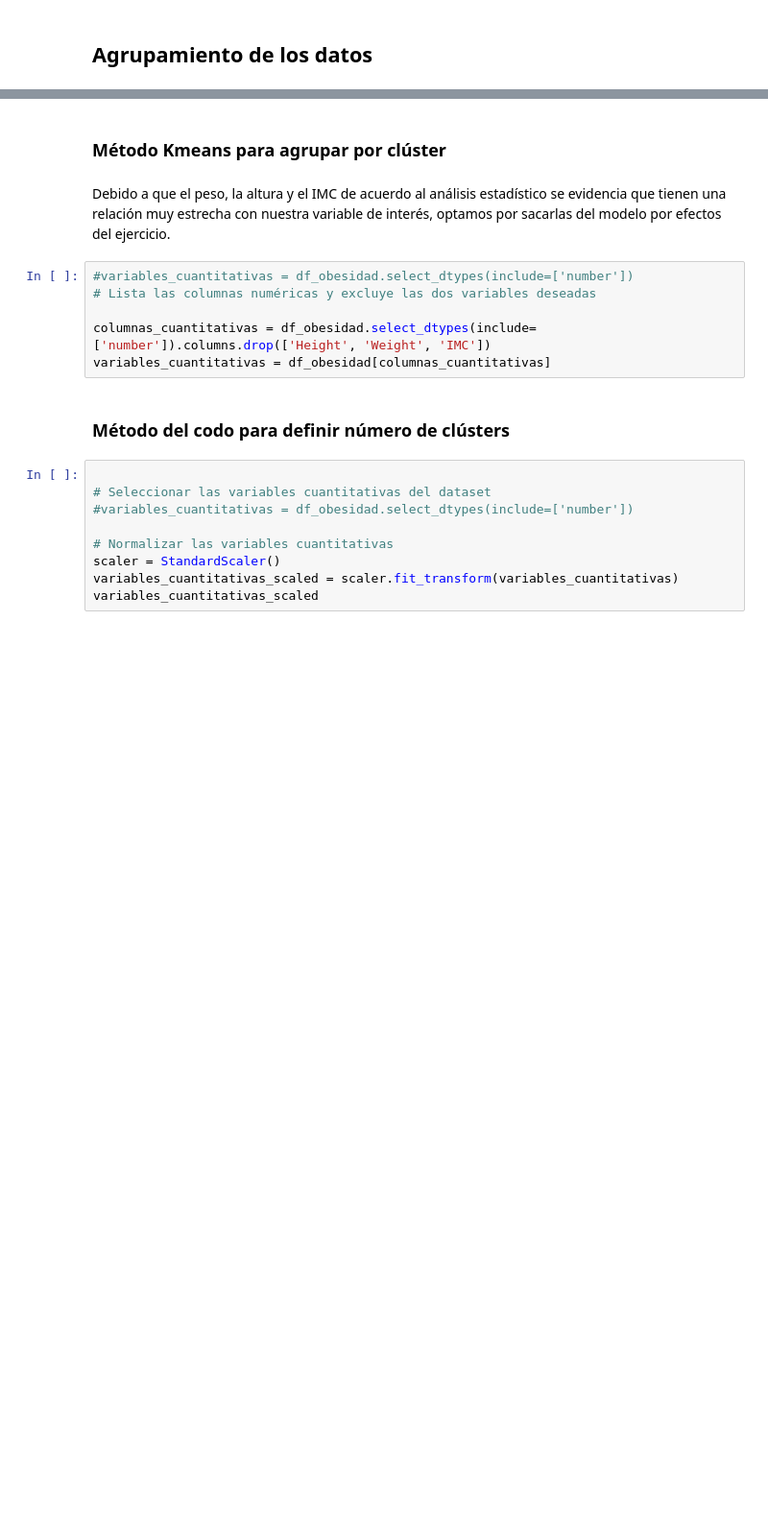
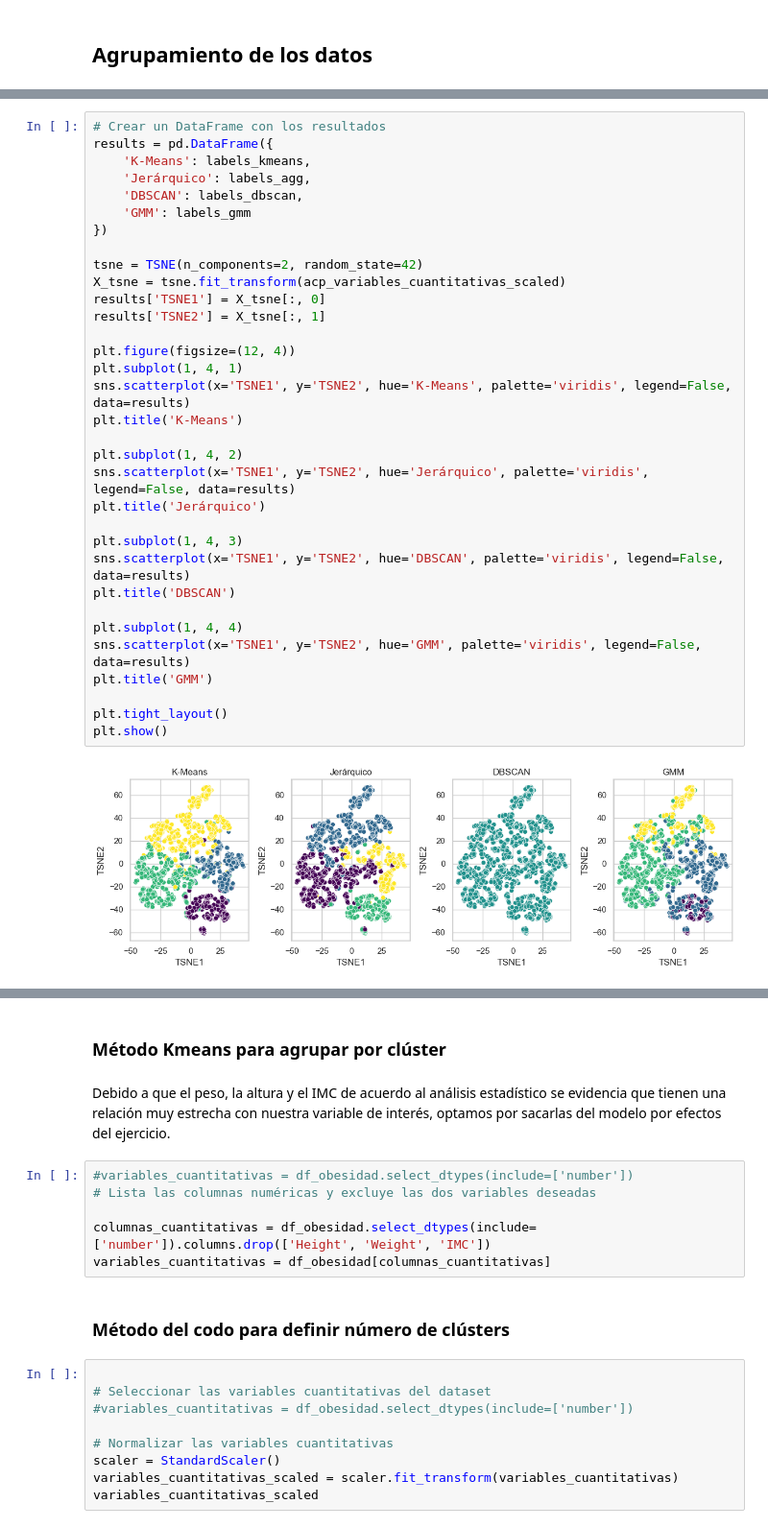
Before and after one commit to ccjaviers777/Proyecto_final_ml, a Jupyter notebook: Cuadernos/evaluacion_datos_sobre_obesidad.ipynb, the cells around one changed output, grey strips where cells are left out. Shown at 96% size. Cells and saved outputs as stored; diff of their text form; blank space fills up the shorter version.

```diff
--- a/Cuadernos/evaluacion_datos_sobre_obesidad.ipynb
+++ b/Cuadernos/evaluacion_datos_sobre_obesidad.ipynb
@@ -613,0 +789,35 @@ En todas las hipótesis, los P-valores extremadamente bajos son una fuerte seña
+# %%
+# Crear un DataFrame con los resultados
+results = pd.DataFrame({
+    'K-Means': labels_kmeans,
+    'Jerárquico': labels_agg,
+    'DBSCAN': labels_dbscan,
+    'GMM': labels_gmm
+})
+
+tsne = TSNE(n_components=2, random_state=42)
+X_tsne = tsne.fit_transform(acp_variables_cuantitativas_scaled)
+results['TSNE1'] = X_tsne[:, 0]
+results['TSNE2'] = X_tsne[:, 1]
+
+plt.figure(figsize=(12, 4))
+plt.subplot(1, 4, 1)
+sns.scatterplot(x='TSNE1', y='TSNE2', hue='K-Means', palette='viridis', legend=False, data=results)
+plt.title('K-Means')
+
+plt.subplot(1, 4, 2)
+sns.scatterplot(x='TSNE1', y='TSNE2', hue='Jerárquico', palette='viridis', legend=False, data=results)
+plt.title('Jerárquico')
+
+plt.subplot(1, 4, 3)
+sns.scatterplot(x='TSNE1', y='TSNE2', hue='DBSCAN', palette='viridis', legend=False, data=results)
+plt.title('DBSCAN')
+
+plt.subplot(1, 4, 4)
+sns.scatterplot(x='TSNE1', y='TSNE2', hue='GMM', palette='viridis', legend=False, data=results)
+plt.title('GMM')
+
+plt.tight_layout()
+plt.show()
+# %% [output]
+[figure, added]
```
Also changed, not shown: parts of 24 cells of this notebook, 3 other files.
